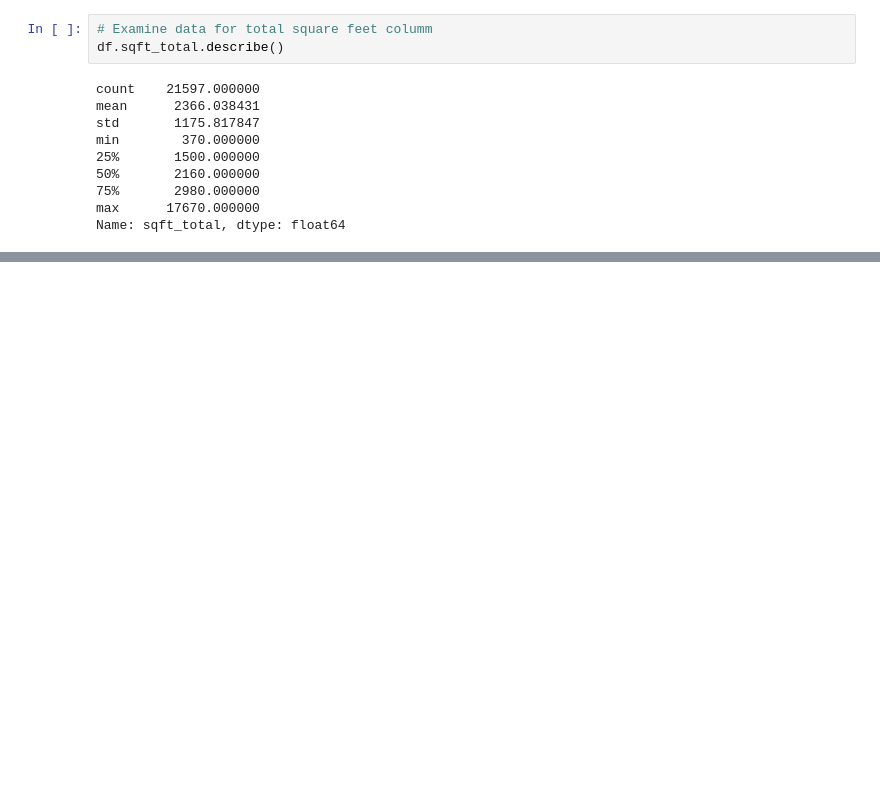
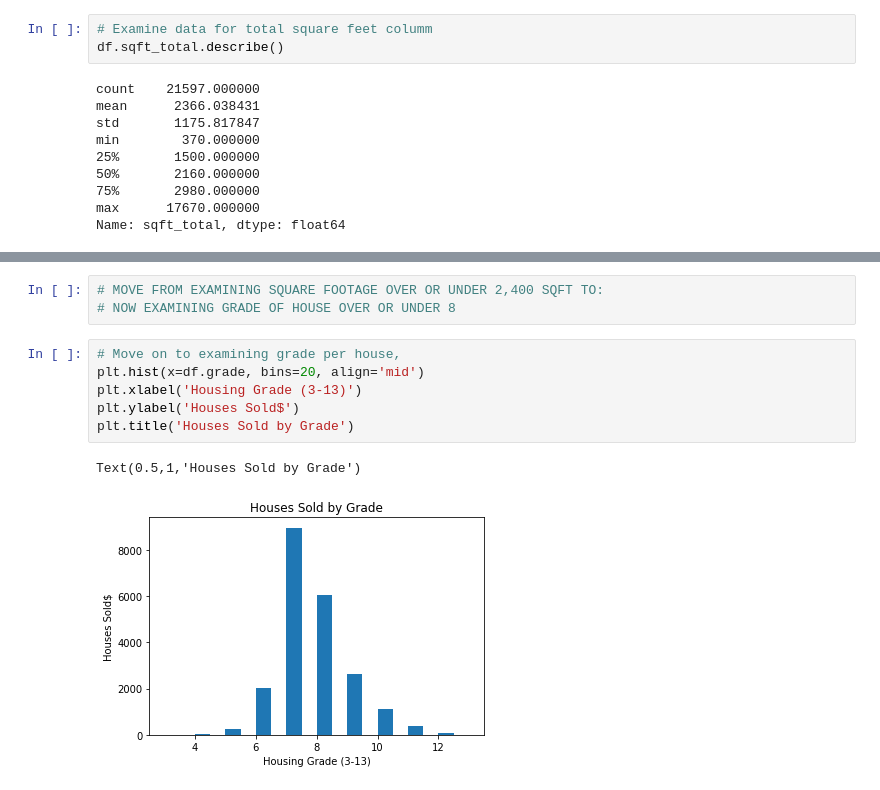
Before and after one commit to steeznation16/dsc-1-final-project-online-ds-ft-100118, a Jupyter notebook: student.ipynb, the cells around one changed output, grey strips where cells are left out. Cells and saved outputs as stored; diff of their text form; blank space fills up the shorter version.

```diff
--- a/student.ipynb
+++ b/student.ipynb
@@ -331,0 +318,12 @@ avg_price_below
+# %%
+# MOVE FROM EXAMINING SQUARE FOOTAGE OVER OR UNDER 2,400 SQFT TO:
+# NOW EXAMINING GRADE OF HOUSE OVER OR UNDER 8
+# %%
+# Move on to examining grade per house,
+plt.hist(x=df.grade, bins=20, align='mid')
+plt.xlabel('Housing Grade (3-13)')
+plt.ylabel('Houses Sold$')
+plt.title('Houses Sold by Grade')
+# %% [output]
+Text(0.5,1,'Houses Sold by Grade')
+[figure, added]
```
Also changed, not shown: parts of 46 cells of this notebook.
